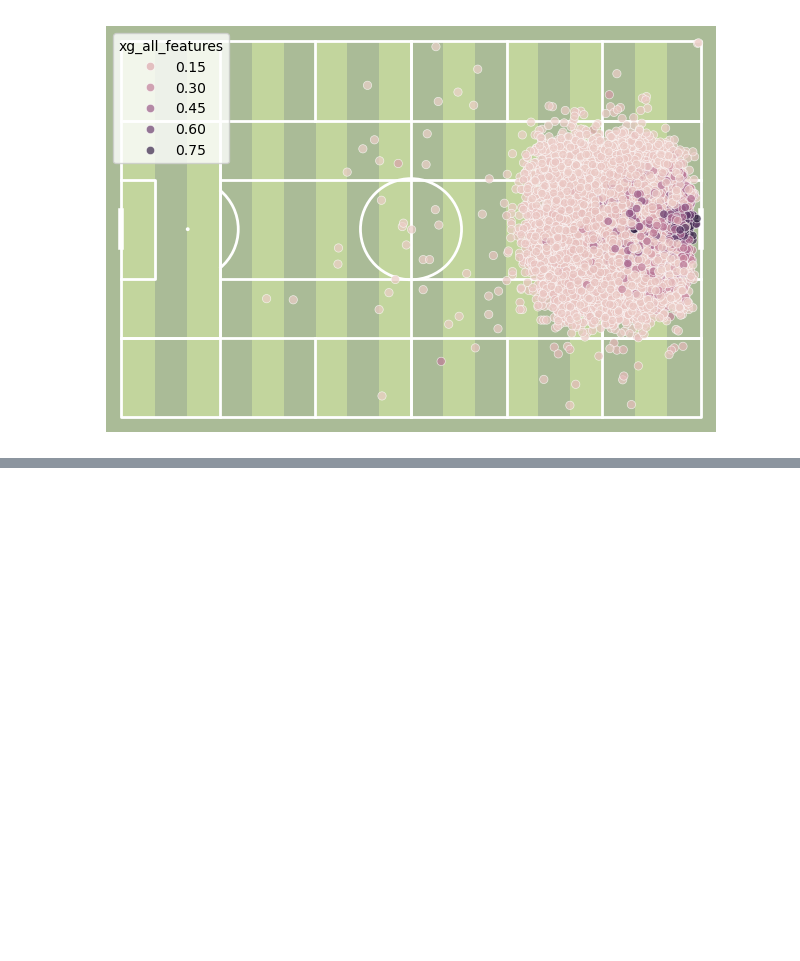
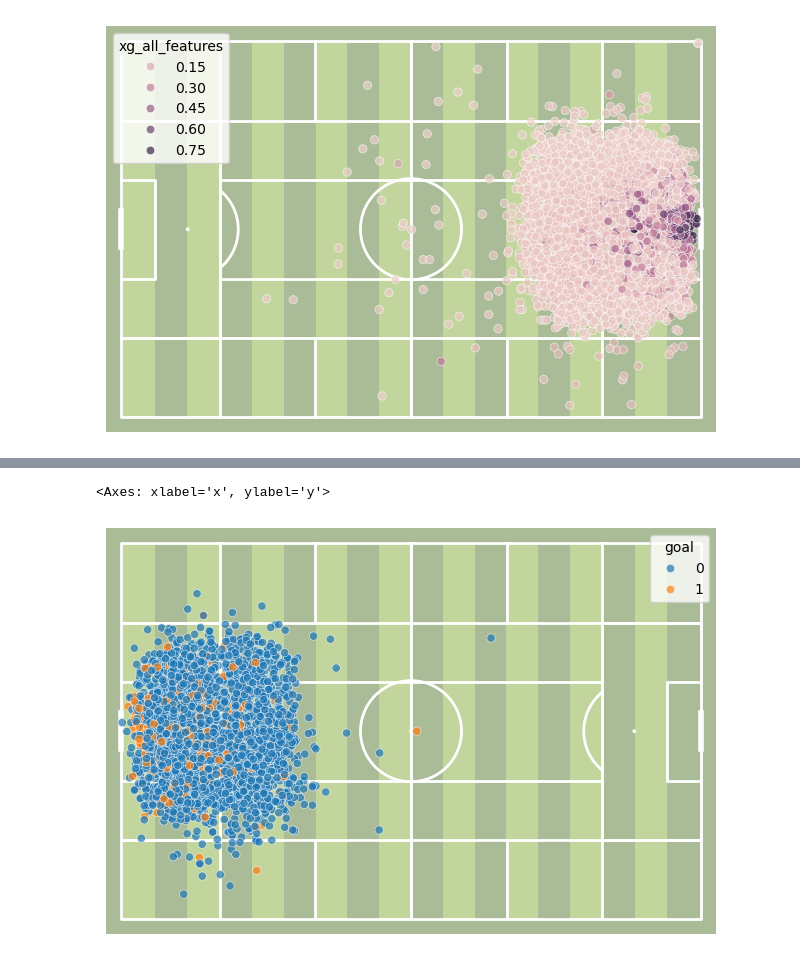
Before and after one commit to Data-Science-Club-ELTE/football-analytics, a Jupyter notebook: xg_model.ipynb, the cells around one changed output, grey strips where cells are left out. Saved outputs shown, nothing was run; the diff lists cells and outputs as text; code cells hidden in the pictures; blank space fills up the shorter version.

```diff
--- a/xg_model.ipynb
+++ b/xg_model.ipynb
@@ -286,0 +296,27 @@ sns.scatterplot(x='x', y='y', data=df, hue='xg_all_features', alpha=0.7, ax=ax)
+# %%
+fizz = pd.DataFrame()
+# %%
+all_shots = []
+
+for match_id in range(14019371, 14019483):  # end is exclusive
+    try:
+        shot = ss.scrape_match_shots(match_id)
+        shot['match_id'] = match_id  # keep track of source match
+        all_shots.append(shot)
+    except Exception as e:
+        print(f"Error with match {match_id}: {e}")
+
+# Combine everything
+shots = pd.concat(all_shots, ignore_index=True)
+# %%
+fizz['x'] = shots['playerCoordinates'].apply(
+    lambda coord: coord.get('x') if isinstance(coord, dict) else None
+)
+
+fizz['y'] = shots['playerCoordinates'].apply(
+    lambda coord: coord.get('y') if isinstance(coord, dict) else None
+)
+# %%
+fizz['goal'] = shots['goalType'].notna().astype(int)
+fizz = fizz[shots['goalType'] != 'own']
+shots['goalType'].value_counts(dropna=False)
@@ -286,0 +346,11 @@ sns.scatterplot(x='x', y='y', data=df, hue='xg_all_features', alpha=0.7, ax=ax)
+# %%
+pitch = Pitch(pitch_type='opta', pitch_color='#aabb97', line_color='white',
+              stripe_color='#c2d59d', stripe=True, positional=True, positional_color='white')
+
+fig, ax = pitch.draw()
+
+# Scatter plot
+sns.scatterplot(x='x', y='y', data=fizz, hue='goal', alpha=0.7, ax=ax)
+# %% [output]
+<Axes: xlabel='x', ylabel='y'>
+[figure, added]
```
Also changed, not shown: parts of 17 cells of this notebook, 1 other file.
